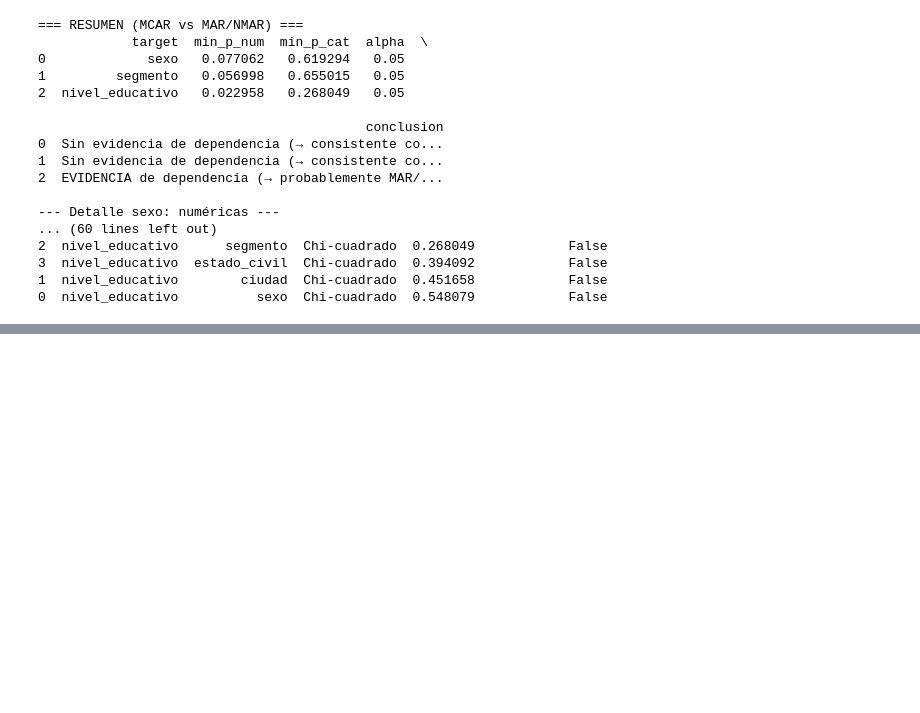
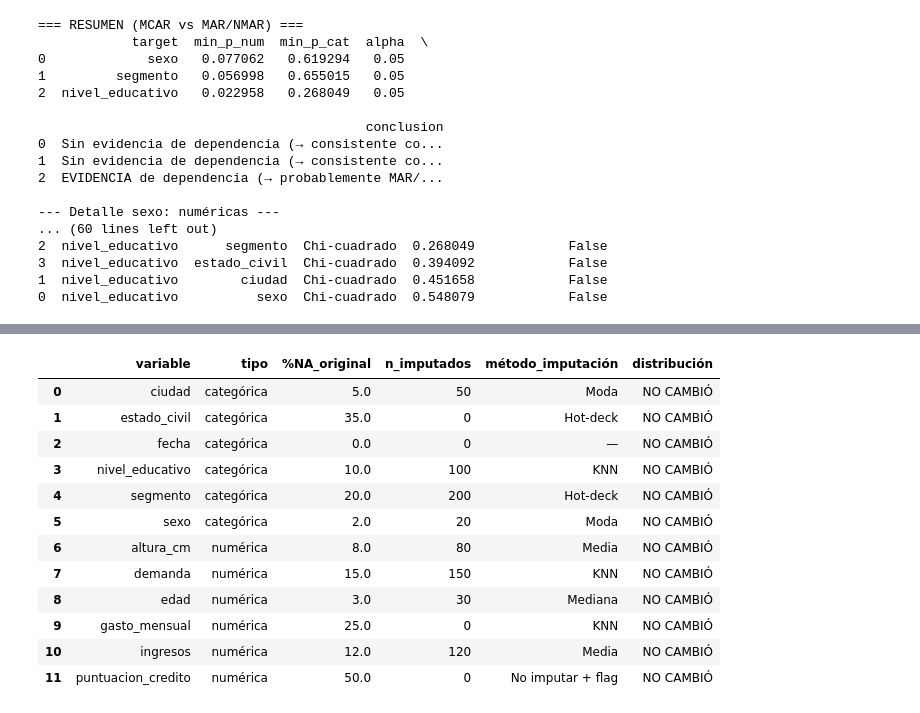
Before and after one commit to mlcozzarelli/Dataviz, a Jupyter notebook: _sources/TallerNa.ipynb, the cells around one changed output, grey strips where cells are left out. Saved outputs shown, nothing was run; the diff lists cells and outputs as text; code cells hidden in the pictures; blank space fills up the shorter version.

```diff
--- a/_sources/TallerNa.ipynb
+++ b/_sources/TallerNa.ipynb
@@ -1387,0 +1657,72 @@ for tv in targets:
+# %%
+# =========================================================
+# TABLA DE RESUMEN FINAL — métodos finales y distribución NO CAMBIÓ
+# =========================================================
+import pandas as pd
+
+# --- 1) Detectar DataFrames ---
+if 'df_final' in globals():
+    df_imp = df_final.copy()
+elif 'df_imputado' in globals():
+    df_imp = df_imputado.copy()
+else:
+    raise ValueError("No encuentro df_final ni df_imputado en el entorno.")
+
+df_orig = df.copy()
+
+# --- 2) Mapeo de MÉTODOS FINALES por variable ---
+# (Tomado de tu notebook y ajustado: 'demanda' pasa a KNN)
+metodos_finales = {
+    "edad":               "Mediana",
+    "altura_cm":          "Media",
+    "sexo":               "Moda",
+    "ciudad":             "Moda",
+    "segmento":           "Hot-deck",
+    "nivel_educativo":    "KNN",
+    "ingresos":           "Media",
+    "demanda":            "KNN",          # <- actualización solicitada
+    "gasto_mensual":      "KNN",
+    "estado_civil":       "Hot-deck",
+    "puntuacion_credito": "No imputar + flag",
+}
+
+# Si tienes un df_knn con la versión final de 'demanda', úsalo para el conteo de imputados
+if 'df_knn' in globals() and 'demanda' in df_knn.columns:
+    df_imp['demanda'] = df_knn['demanda']
+
+# --- 3) Construir resumen ---
+resumen = []
+for var in [c for c in df_orig.columns if c in df_imp.columns]:
+    es_num = pd.api.types.is_numeric_dtype(df_orig[var])
+    n_na = df_orig[var].isna().sum()
+    pct_na = 100.0 * n_na / len(df_orig)
+    n_imp = int(((df_orig[var].isna()) & (~df_imp[var].isna())).sum())
+
+    resumen.append({
+        "variable": var,
+        "tipo": "numérica" if es_num else "categórica",
+        "%NA_original": round(pct_na, 2),
+        "n_imputados": n_imp,
+        "método_imputación": metodos_finales.get(var, "—"),
+        "distribución": "NO CAMBIÓ"  # todas preservadas con los métodos finales
+    })
+
+df_resumen_final = pd.DataFrame(resumen).sort_values(
+    by=["tipo", "variable"]
+).reset_index(drop=True)
+
+df_resumen_final
+# %% [output]
+|  | variable | tipo | %NA_original | n_imputados | método_imputación | distribución |
+| 0 | ciudad | categórica | 5.0 | 50 | Moda | NO CAMBIÓ |
+| 1 | estado_civil | categórica | 35.0 | 0 | Hot-deck | NO CAMBIÓ |
+| 2 | fecha | categórica | 0.0 | 0 | — | NO CAMBIÓ |
+| 3 | nivel_educativo | categórica | 10.0 | 100 | KNN | NO CAMBIÓ |
+| 4 | segmento | categórica | 20.0 | 200 | Hot-deck | NO CAMBIÓ |
+| 5 | sexo | categórica | 2.0 | 20 | Moda | NO CAMBIÓ |
+| 6 | altura_cm | numérica | 8.0 | 80 | Media | NO CAMBIÓ |
+| 7 | demanda | numérica | 15.0 | 150 | KNN | NO CAMBIÓ |
+| 8 | edad | numérica | 3.0 | 30 | Mediana | NO CAMBIÓ |
+| 9 | gasto_mensual | numérica | 25.0 | 0 | KNN | NO CAMBIÓ |
+| 10 | ingresos | numérica | 12.0 | 120 | Media | NO CAMBIÓ |
+| 11 | puntuacion_credito | numérica | 50.0 | 0 | No imputar + flag | NO CAMBIÓ |
```
Also changed, not shown: parts of 43 cells of this notebook, 5 other files.
